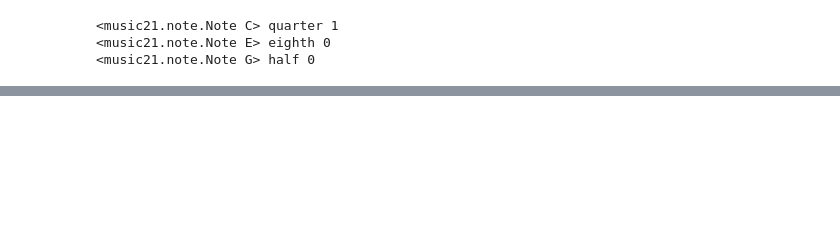
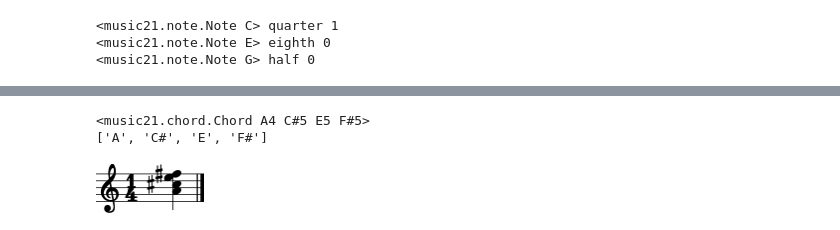
Before and after one commit to chrislomeli/music21-sandbox, a Jupyter notebook: music21.ipynb, the cells around one changed output, grey strips where cells are left out. Cells and saved outputs as stored; diff of their text form; code cells hidden in the pictures; blank space fills up the shorter version.

```diff
--- a/music21.ipynb
+++ b/music21.ipynb
@@ -158,0 +216,18 @@ stream1.analyze('ambitus')
+# %%
+from music21 import key, scale, chord
+
+k = key.Key('A')
+s = k.getScale()          # C major scale
+
+degrees = [1, 3, 5, 6]
+pitches = [s.pitchFromDegree(d) for d in degrees]
+
+c_major = chord.Chord(pitches)
+print(c_major)
+print(c_major.pitchNames)
+c_major.show()
+c_major.show('midi')
+# %% [output]
+<music21.chord.Chord A4 C#5 E5 F#5>
+['A', 'C#', 'E', 'F#']
+[figure, added]
```
Also changed, not shown: parts of 5 cells of this notebook, 3 other files.
